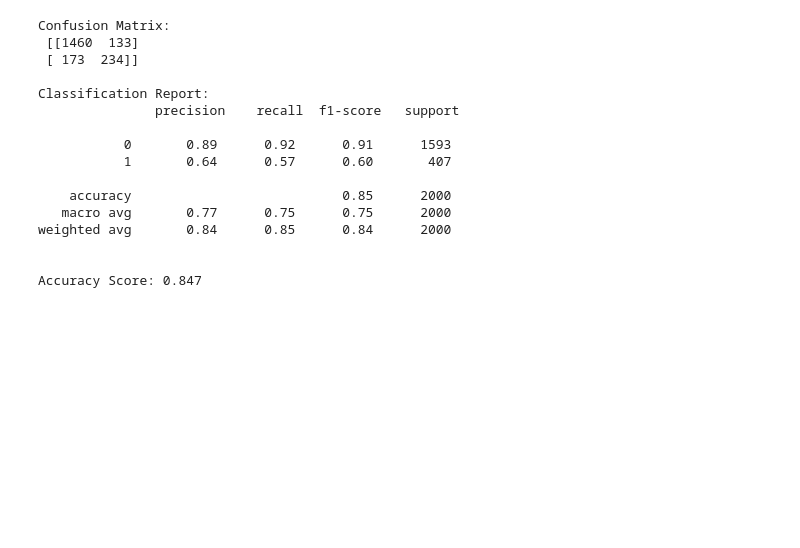
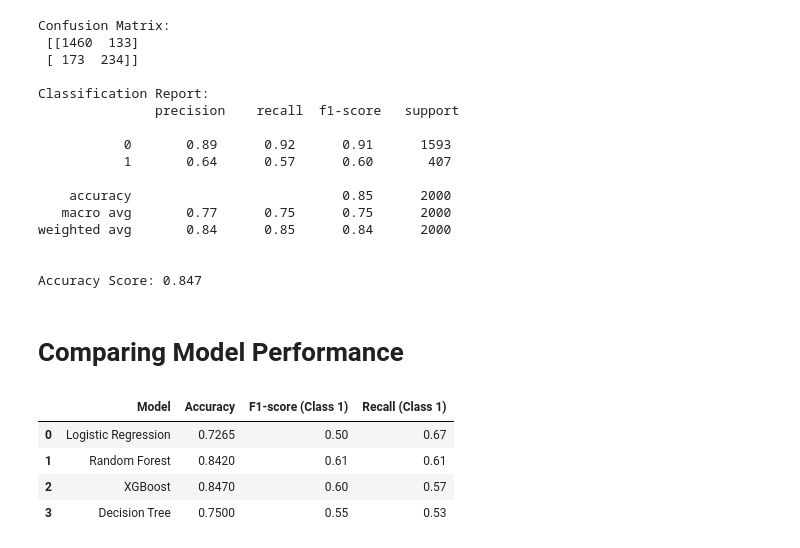
Before and after one commit to athulrj02/Churn-Modelling, a Jupyter notebook: py-code.ipynb, the cells around one changed output. Cells and saved outputs as stored; diff of their text form; code cells hidden in the pictures; blank space fills up the shorter version.

Commit message:
Compared model perfomance

```diff
--- a/py-code.ipynb
+++ b/py-code.ipynb
@@ -366,3 +366,22 @@ weighted avg       0.84      0.85      0.84      2000
 
 
 Accuracy Score: 0.847
+# %% [markdown]
+# **Comparing Model Performance**
+# %%
+# Model performance summary
+performance = {
+    "Model": ["Logistic Regression", "Random Forest", "XGBoost", "Decision Tree"],
+    "Accuracy": [0.7265, 0.842, 0.847, 0.75],
+    "F1-score (Class 1)": [0.50, 0.61, 0.60, 0.55],
+    "Recall (Class 1)": [0.67, 0.61, 0.57, 0.53]
+}
+
+performance_df = pd.DataFrame(performance)
+display(performance_df)
+# %% [output]
+|  | Model | Accuracy | F1-score (Class 1) | Recall (Class 1) |
+| 0 | Logistic Regression | 0.7265 | 0.50 | 0.67 |
+| 1 | Random Forest | 0.8420 | 0.61 | 0.61 |
+| 2 | XGBoost | 0.8470 | 0.60 | 0.57 |
+| 3 | Decision Tree | 0.7500 | 0.55 | 0.53 |
```
